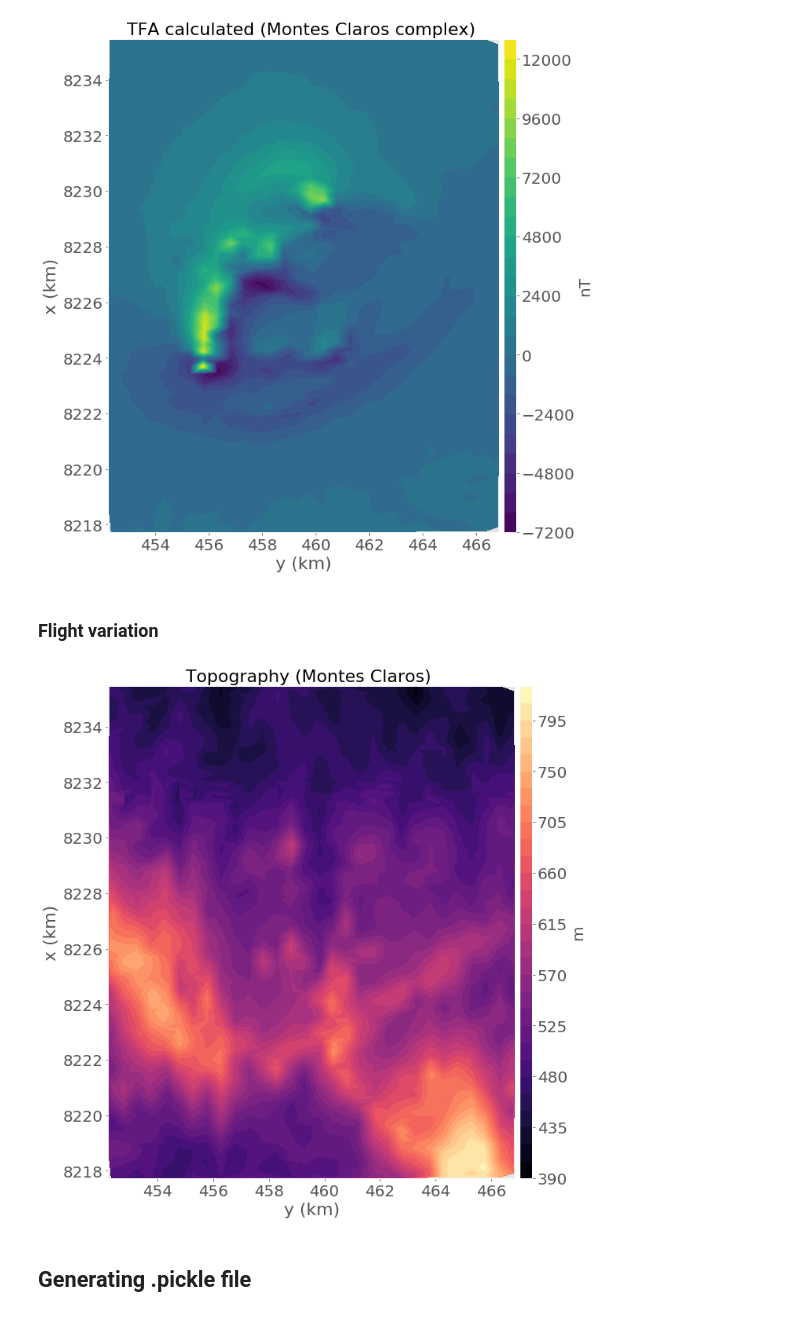
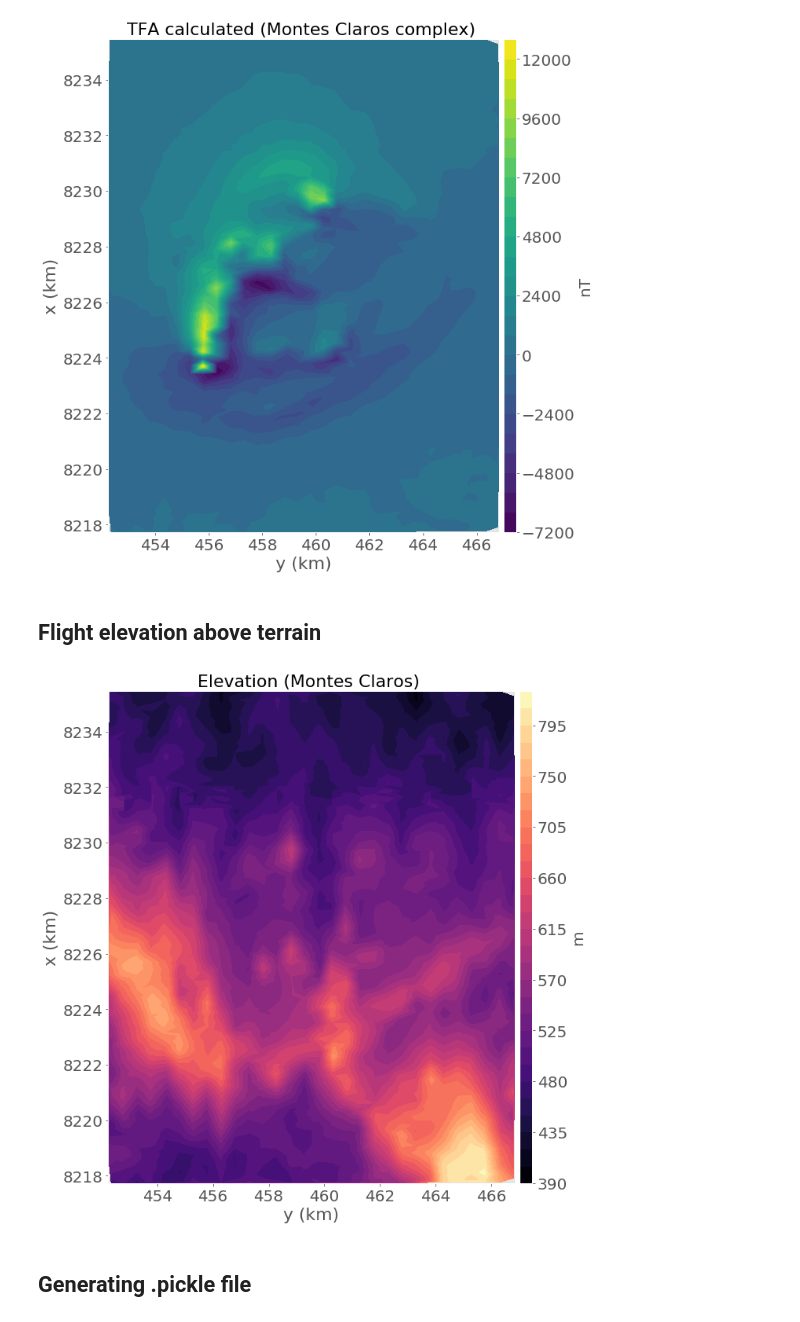
Before and after one commit to pinga-lab/eqlayer-magnetization-direction, a Jupyter notebook: code/notebooks/real_data_application/montes_claros_intrusion/Montes_Claros_intrusion_plot.ipynb, the cells around one changed output. Saved outputs shown, nothing was run; the diff lists cells and outputs as text; code cells hidden in the pictures.

```diff
--- a/code/notebooks/real_data_application/montes_claros_intrusion/Montes_Claros_intrusion_plot.ipynb
+++ b/code/notebooks/real_data_application/montes_claros_intrusion/Montes_Claros_intrusion_plot.ipynb
@@ -146,7 +147,7 @@ saturation_factor = 1.
 plt.close('all')
 plt.figure(figsize=(10,10), tight_layout=True)
 
-plt.title('TFA (Montes Claros complex) ', fontsize=title_font)
+plt.title('Coordinates (Montes Claros complex) ', fontsize=title_font)
 plt.xlabel('y (m)', fontsize = title_font)
 plt.ylabel('x (m)', fontsize = title_font)
 plt.xlim(1e-3*data_set['y'].min(),1e-3*data_set['y'].max())
@@ -158,14 +159,9 @@ cb = plt.colorbar(pad=0.01, aspect=40, shrink=1.0)
 cb.set_label('nT',size=bottom_font)
 cb.ax.tick_params(labelsize=bottom_font)
 
-
-
-file_name = 'figs/RTP_data_montes_claros'
+file_name = 'figs/observation_coordinates_montes_claros'
 plt.savefig(file_name+'.png',dpi=300)
 saved_files.append(file_name+'.png')
 
-plt.savefig(file_name+'.eps',dpi=300)
-saved_files.append(file_name+'.eps')
-
 plt.show()
 # %% [output]
@@ -191,14 +187,10 @@ cb = plt.colorbar(pad=0.01, aspect=40, shrink=1.0)
 cb.set_label('nT',size=bottom_font)
 cb.ax.tick_params(labelsize=bottom_font)
 
-
 file_name = 'figs/igrf_data_montes_claros'
 plt.savefig(file_name+'.png',dpi=300)
 saved_files.append(file_name+'.png')
 
-plt.savefig(file_name+'.eps',dpi=300)
-saved_files.append(file_name+'.eps')
-
 plt.show()
 # %% [output]
 [figure]
@@ -223,14 +215,10 @@ cb = plt.colorbar(pad=0.01, aspect=40, shrink=1.0)
 cb.set_label('nT',size=bottom_font)
 cb.ax.tick_params(labelsize=bottom_font)
 
-
 file_name = 'figs/total_field_data_montes_claros'
 plt.savefig(file_name+'.png',dpi=300)
 saved_files.append(file_name+'.png')
 
-plt.savefig(file_name+'.eps',dpi=300)
-saved_files.append(file_name+'.eps')
-
 plt.show()
 # %% [output]
 [figure]
@@ -255,49 +243,41 @@ cb = plt.colorbar(pad=0.01, aspect=40, shrink=1.0)
 cb.set_label('nT',size=bottom_font)
 cb.ax.tick_params(labelsize=bottom_font)
 
-
 file_name = 'figs/tfa_calc_data_montes_claros'
 plt.savefig(file_name+'.png',dpi=300)
 saved_files.append(file_name+'.png')
 
-plt.savefig(file_name+'.eps',dpi=300)
-saved_files.append(file_name+'.eps')
-
 plt.show()
 # %% [output]
 [figure]
 # %% [markdown]
-### Flight variation
+## Flight elevation above terrain
 # %%
 title_font = 22
 bottom_font = 20
 saturation_factor = 1.
 plt.close('all')
 plt.figure(figsize=(10,10), tight_layout=True)
 
-plt.title('Topography (Montes Claros) ', fontsize=title_font)
+plt.title('Elevation (Montes Claros) ', fontsize=title_font)
 plt.xlabel('y (km)', fontsize = title_font)
 plt.ylabel('x (km)', fontsize = title_font)
 plt.xlim(1e-3*data_set['y'].min(),1e-3*data_set['y'].max())
 plt.ylim(1e-3*data_set['x'].min(),1e-3*data_set['x'].max())
 plt.tricontourf(1e-3*data_set['y'],1e-3*data_set['x'],
                 data_set['elev'],30, cmap='magma')
 plt.tick_params(axis='both', which='major', labelsize=bottom_font)
 cb = plt.colorbar(pad=0.01, aspect=40, shrink=1.0)
 cb.set_label('m',size=bottom_font)
 cb.ax.tick_params(labelsize=bottom_font)
 
-
 file_name = 'figs/elevation_montes_claros'
 plt.savefig(file_name+'.png',dpi=300)
 saved_files.append(file_name+'.png')
 
-plt.savefig(file_name+'.eps',dpi=300)
-saved_files.append(file_name+'.eps')
-
 plt.show()
 # %% [output]
-[figure, old version]
+[figure, new version]
 # %% [markdown]
 ## Generating .pickle file
 # %%
```
Also changed, not shown: parts of 18 cells of this notebook, 47 other files.
